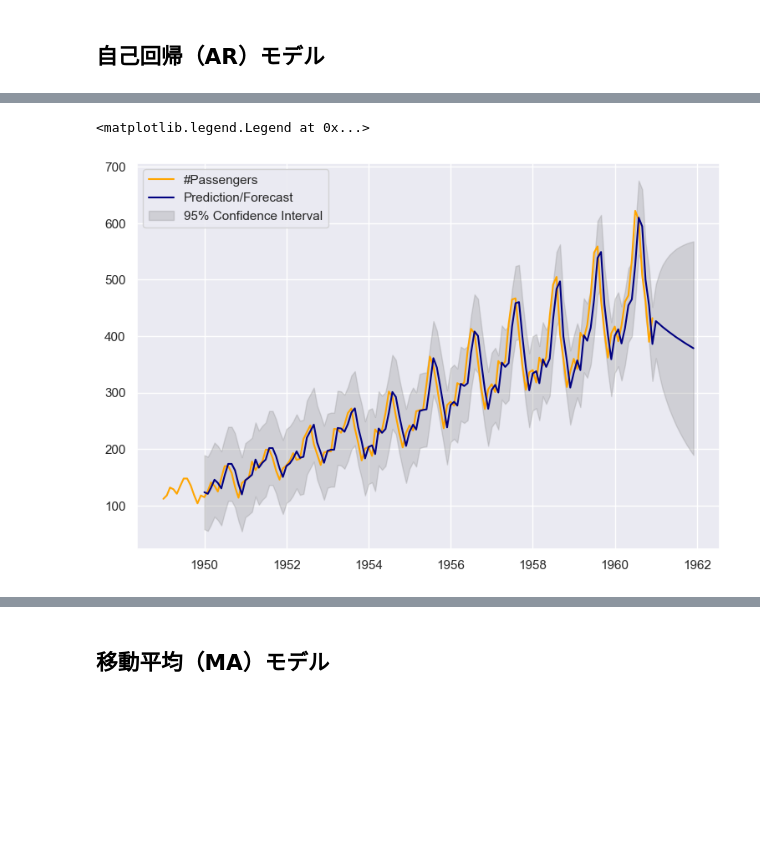
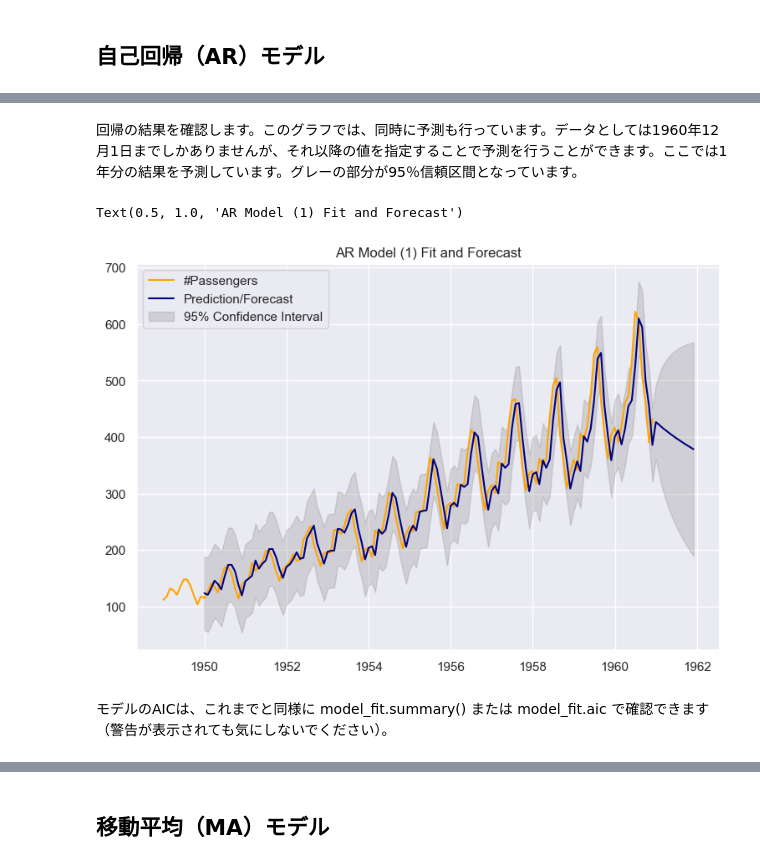
Before and after one commit to misayo334/dsdev, a Jupyter notebook: Lesson12_Time-Series/DataScience_12_時系列データ解析.ipynb, the cells around one changed output, grey strips where cells are left out. Cells and saved outputs as stored; diff of their text form; code cells hidden in the pictures; blank space fills up the shorter version.

```diff
--- a/Lesson12_Time-Series/DataScience_12_時系列データ解析.ipynb
+++ b/Lesson12_Time-Series/DataScience_12_時系列データ解析.ipynb
@@ -89,31 +131,37 @@ plt.plot(data.index.to_timestamp(), data.values)
 # ARモデル（1）を作成
 model = ARIMA(data, order=(1, 0, 0), freq=data.index.freq)
 model_fit = model.fit()
+# %% [markdown]
+回帰の結果を確認します。このグラフでは、同時に予測も行っています。データとしては1960年12月1日までしかありませんが、それ以降の値を指定することで予測を行うことができます。ここでは1年分の結果を予測しています。グレーの部分が95％信頼区間となっています。
 # %%
 # ARモデル（1）による回帰と予測の結果を描画
 fig, ax = plt.subplots(figsize=(9,6))
 ax.plot(data.index.to_timestamp(), data.values, label="#Passengers", color="orange")
 
 # 予測期間の指定 (PeriodIndexに合わせる)
 predict_start_period = pd.Period('1950-01', freq='M')
 predict_end_period = pd.Period('1961-12', freq='M')
 
 # 予測の実行
 predictions = model_fit.get_prediction(start=predict_start_period, end=predict_end_period)
 predicted_mean = predictions.predicted_mean
 confidence_intervals = predictions.conf_int()
 
 # 予測値をプロット
 ax.plot(predicted_mean.index.to_timestamp(), predicted_mean, label='Prediction/Forecast', color='navy')
 
 # 信頼区間をプロット
 ax.fill_between(confidence_intervals.index.to_timestamp(),
                 confidence_intervals.iloc[:, 0],
                 confidence_intervals.iloc[:, 1], color='gray', alpha=0.25, label='95% Confidence Interval')
 ax.legend()
+
+plt.title("AR Model (1) Fit and Forecast")
 # %% [output]
-<matplotlib.legend.Legend at 0x...>
+Text(0.5, 1.0, 'AR Model (1) Fit and Forecast')
-[figure, old version]
+[figure, new version]
+# %% [markdown]
+モデルのAICは、これまでと同様に model_fit.summary() または model_fit.aic で確認できます（警告が表示されても気にしないでください）。
 # %%
 # ARモデル（1）の概要を確認
 print(model_fit.summary())
```
Also changed, not shown: parts of 30 cells of this notebook.
